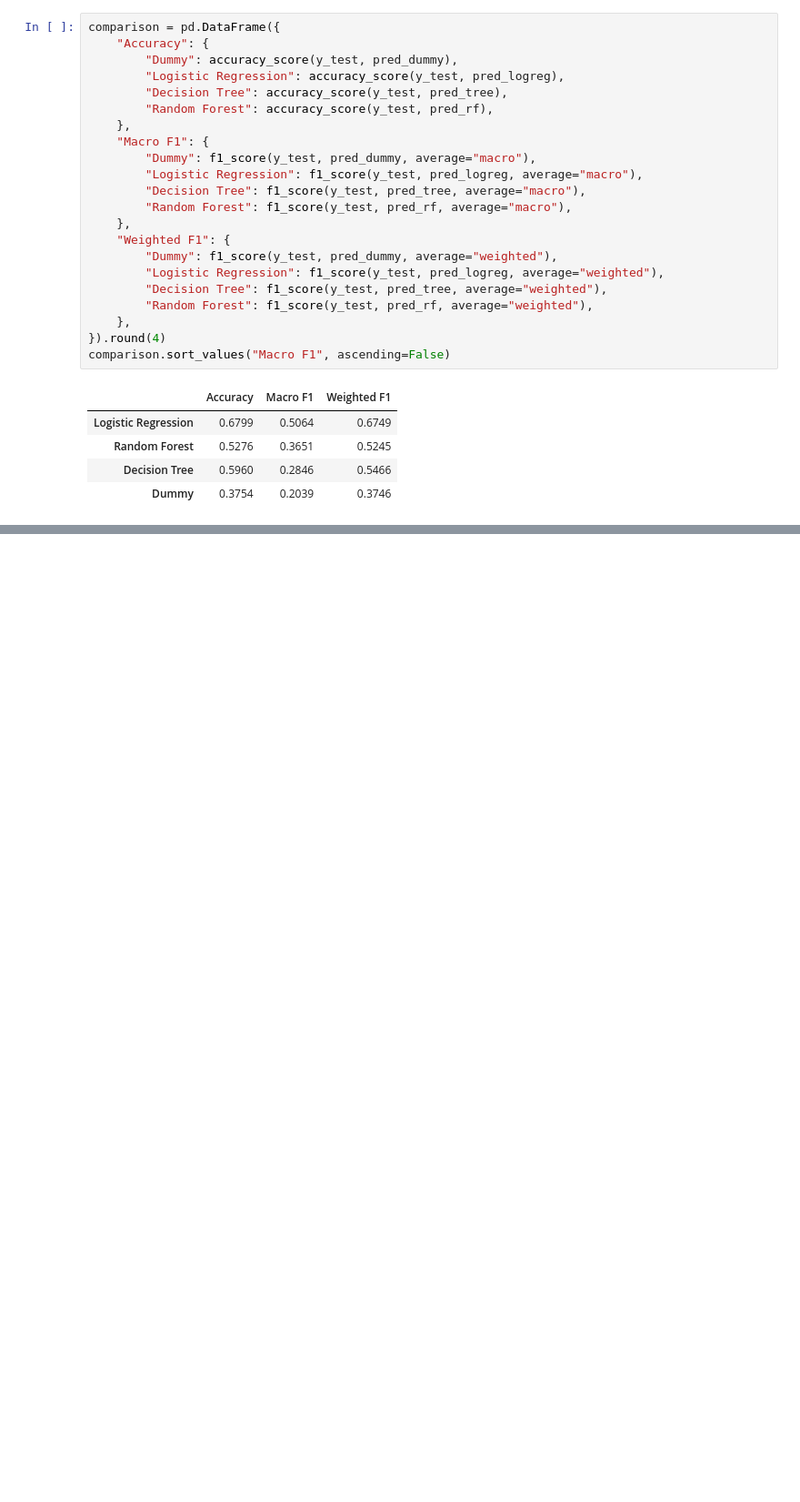
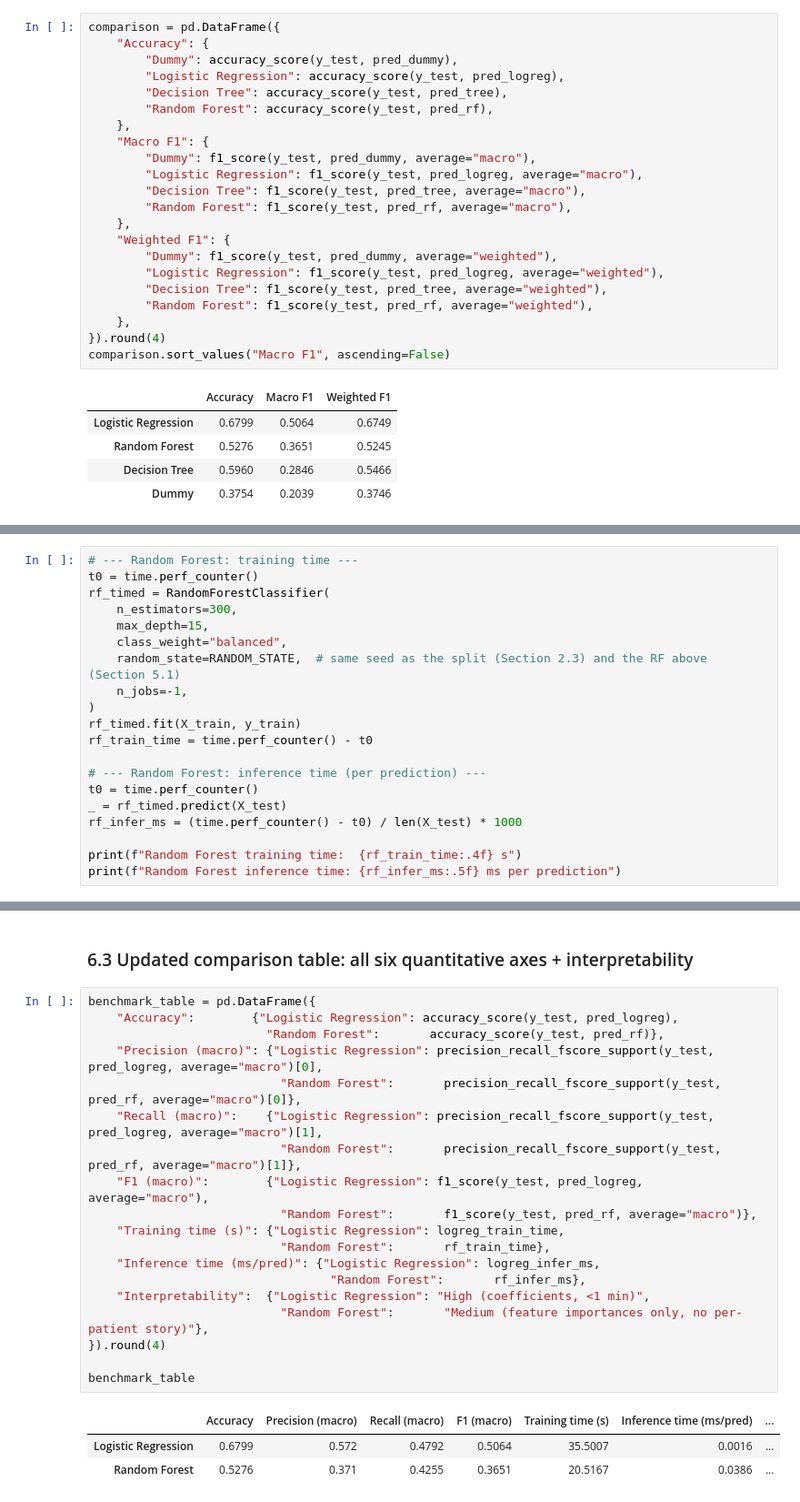
Before and after one commit to Tyler-Baksh/carisurg-portfolio, a Jupyter notebook: notebooks/Week6&7_Models.ipynb, the cells around one changed output, grey strips where cells are left out. Shown at 91% size. Drawn from its saved outputs; the diff is of its cells as text; blank space fills up the shorter version.

Commit message:
Implement code for training time and inference time

```diff
--- a/notebooks/Week6&7_Models.ipynb
+++ b/notebooks/Week6&7_Models.ipynb
@@ -406,0 +436,20 @@ comparison.sort_values("Macro F1", ascending=False)
+# %%
+# --- Random Forest: training time ---
+t0 = time.perf_counter()
+rf_timed = RandomForestClassifier(
+    n_estimators=300,
+    max_depth=15,
+    class_weight="balanced",
+    random_state=RANDOM_STATE,  # same seed as the split (Section 2.3) and the RF above (Section 5.1)
+    n_jobs=-1,
+)
+rf_timed.fit(X_train, y_train)
+rf_train_time = time.perf_counter() - t0
+
+# --- Random Forest: inference time (per prediction) ---
+t0 = time.perf_counter()
+_ = rf_timed.predict(X_test)
+rf_infer_ms = (time.perf_counter() - t0) / len(X_test) * 1000
+
+print(f"Random Forest training time:  {rf_train_time:.4f} s")
+print(f"Random Forest inference time: {rf_infer_ms:.5f} ms per prediction")
@@ -406,0 +493,25 @@ comparison.sort_values("Macro F1", ascending=False)
+# %% [markdown]
+### 6.3 Updated comparison table: all six quantitative axes + interpretability
+# %%
+benchmark_table = pd.DataFrame({
+    "Accuracy":        {"Logistic Regression": accuracy_score(y_test, pred_logreg),
+                         "Random Forest":       accuracy_score(y_test, pred_rf)},
+    "Precision (macro)": {"Logistic Regression": precision_recall_fscore_support(y_test, pred_logreg, average="macro")[0],
+                           "Random Forest":       precision_recall_fscore_support(y_test, pred_rf, average="macro")[0]},
+    "Recall (macro)":    {"Logistic Regression": precision_recall_fscore_support(y_test, pred_logreg, average="macro")[1],
+                           "Random Forest":       precision_recall_fscore_support(y_test, pred_rf, average="macro")[1]},
+    "F1 (macro)":        {"Logistic Regression": f1_score(y_test, pred_logreg, average="macro"),
+                           "Random Forest":       f1_score(y_test, pred_rf, average="macro")},
+    "Training time (s)": {"Logistic Regression": logreg_train_time,
+                           "Random Forest":       rf_train_time},
+    "Inference time (ms/pred)": {"Logistic Regression": logreg_infer_ms,
+                                  "Random Forest":       rf_infer_ms},
+    "Interpretability":  {"Logistic Regression": "High (coefficients, <1 min)",
+                           "Random Forest":       "Medium (feature importances only, no per-patient story)"},
+}).round(4)
+
+benchmark_table
+# %% [output]
+|  | Accuracy | Precision (macro) | Recall (macro) | F1 (macro) | Training time (s) | Inference time (ms/pred) | ... |
+| Logistic Regression | 0.6799 | 0.572 | 0.4792 | 0.5064 | 35.5007 | 0.0016 | ... |
+| Random Forest | 0.5276 | 0.371 | 0.4255 | 0.3651 | 20.5167 | 0.0386 | ... |
```
Also changed, not shown: parts of 7 cells of this notebook.
